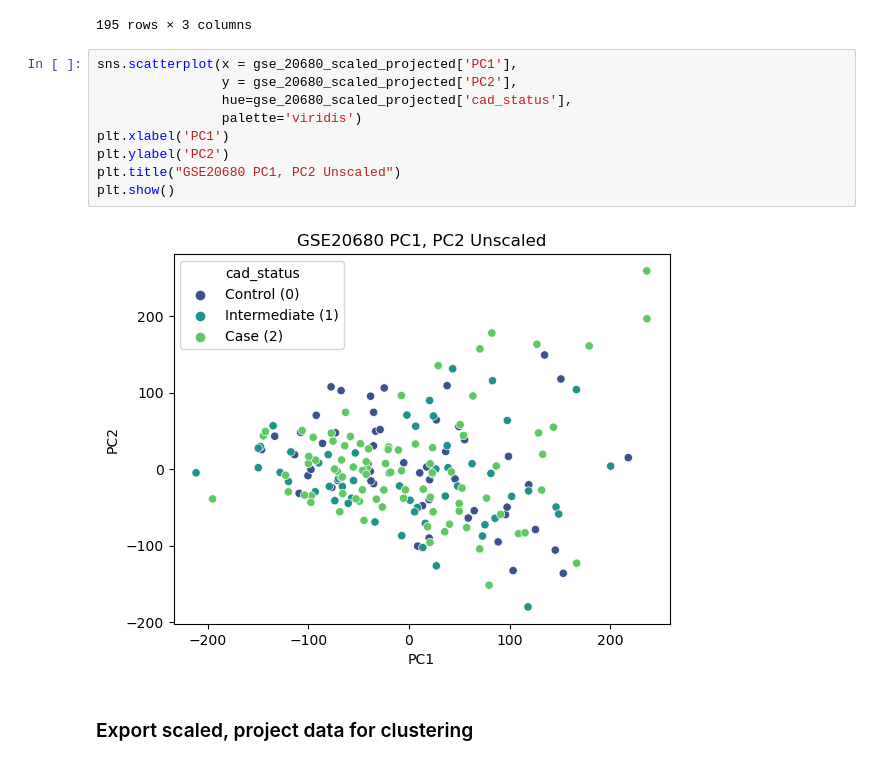
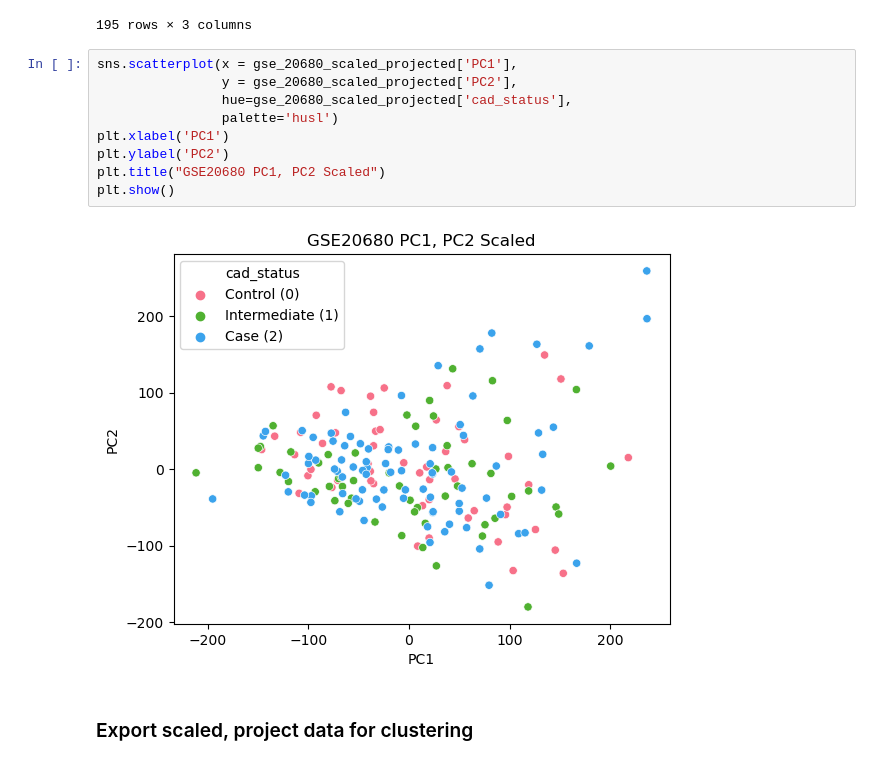
Before and after one commit to aszatrowski/BIOS26211_FinalProject, a Jupyter notebook: PCA1.ipynb, the cells around one changed output. Cells and saved outputs as stored; diff of their text form.

```diff
--- a/PCA1.ipynb
+++ b/PCA1.ipynb
@@ -103,14 +103,14 @@ gse_20680_scaled_projected
 # %%
 sns.scatterplot(x = gse_20680_scaled_projected['PC1'],
                 y = gse_20680_scaled_projected['PC2'],
                 hue=gse_20680_scaled_projected['cad_status'],
-                palette='viridis')
+                palette='husl')
 plt.xlabel('PC1')
 plt.ylabel('PC2')
-plt.title("GSE20680 PC1, PC2 Unscaled")
+plt.title("GSE20680 PC1, PC2 Scaled")
 plt.show()
 # %% [output]
-[figure, old version]
+[figure, new version]
 # %% [markdown]
 ### Export scaled, project data for clustering
 # %%
```
